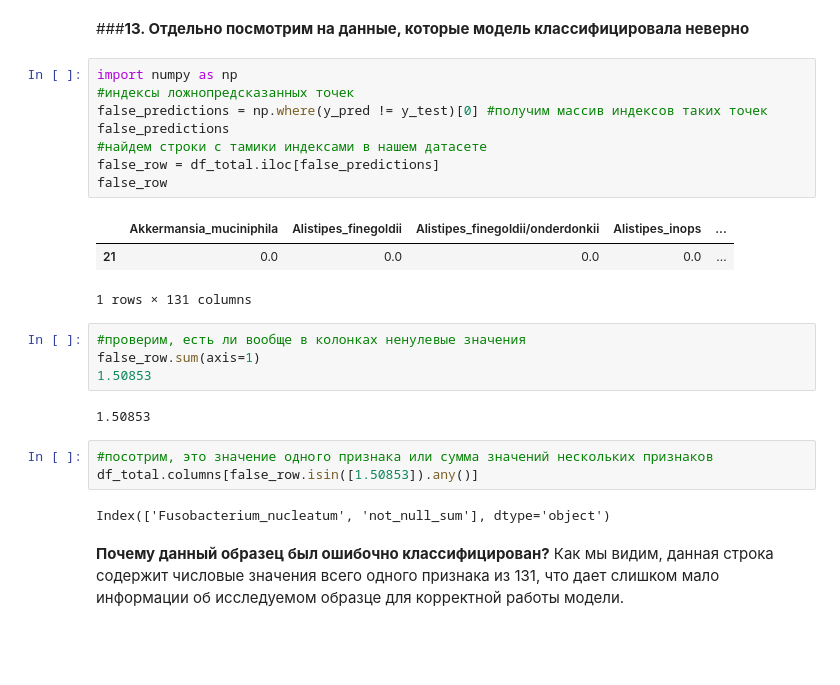
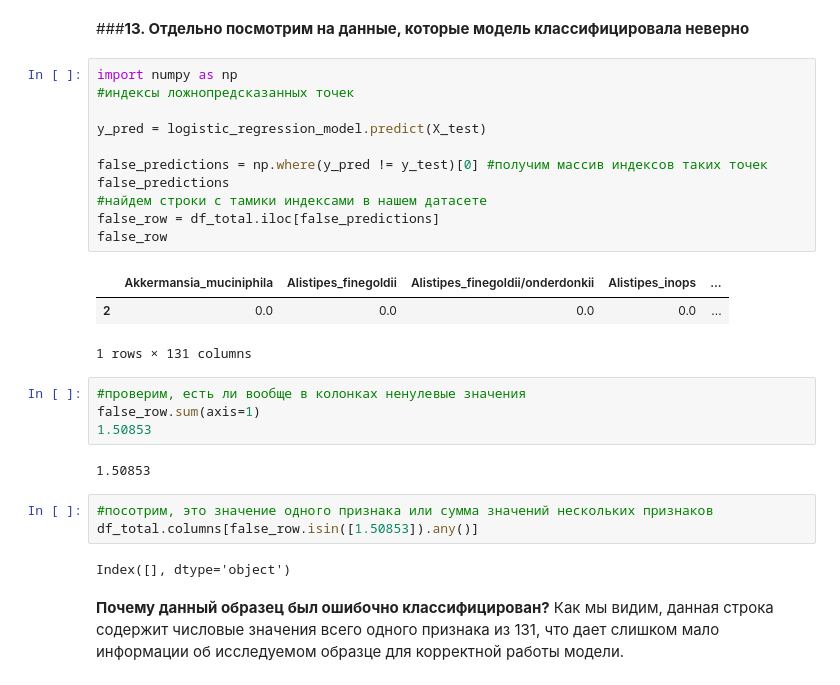
Before and after one commit to Vas1l1sa/Bioinformatics-ML-petproject, a Jupyter notebook: 04_Cоздание_модели_ML_Bioinformatics_+_ML_petproject_.ipynb, the cells around one changed output. Drawn from its saved outputs; the diff is of its cells as text; blank space fills up the shorter version.

```diff
--- a/04_Cоздание_модели_ML_Bioinformatics_+_ML_petproject_.ipynb
+++ b/04_Cоздание_модели_ML_Bioinformatics_+_ML_petproject_.ipynb
@@ -666,14 +585,17 @@ Precision и recall также достаточно высоки и близки
 # %%
 import numpy as np
 #индексы ложнопредсказанных точек
+
+y_pred = logistic_regression_model.predict(X_test)
+
 false_predictions = np.where(y_pred != y_test)[0] #получим массив индексов таких точек
 false_predictions
 #найдем строки с тамики индексами в нашем датасете
 false_row = df_total.iloc[false_predictions]
 false_row
 # %% [output]
 |  | Akkermansia_muciniphila | Alistipes_finegoldii | Alistipes_finegoldii/onderdonkii | Alistipes_inops | ... |
-| 21 | 0.0 | 0.0 | 0.0 | 0.0 | ... |
+| 2 | 0.0 | 0.0 | 0.0 | 0.0 | ... |
 1 rows × 131 columns
 # %%
 #проверим, есть ли вообще в колонках ненулевые значения
@@ -685,7 +607,7 @@ false_row.sum(axis=1)
 #посотрим, это значение одного признака или сумма значений нескольких признаков
 df_total.columns[false_row.isin([1.50853]).any()]
 # %% [output]
-Index(['Fusobacterium_nucleatum', 'not_null_sum'], dtype='object')
+Index([], dtype='object')
 # %% [markdown]
 **Почему данный образец был ошибочно классифицирован?** Как мы видим, данная строка содержит числовые значения всего одного признака из 131, что дает слишком мало информации об исследуемом образце для корректной работы модели.
 # %% [markdown]
```
Also changed, not shown: parts of 9 cells of this notebook.
